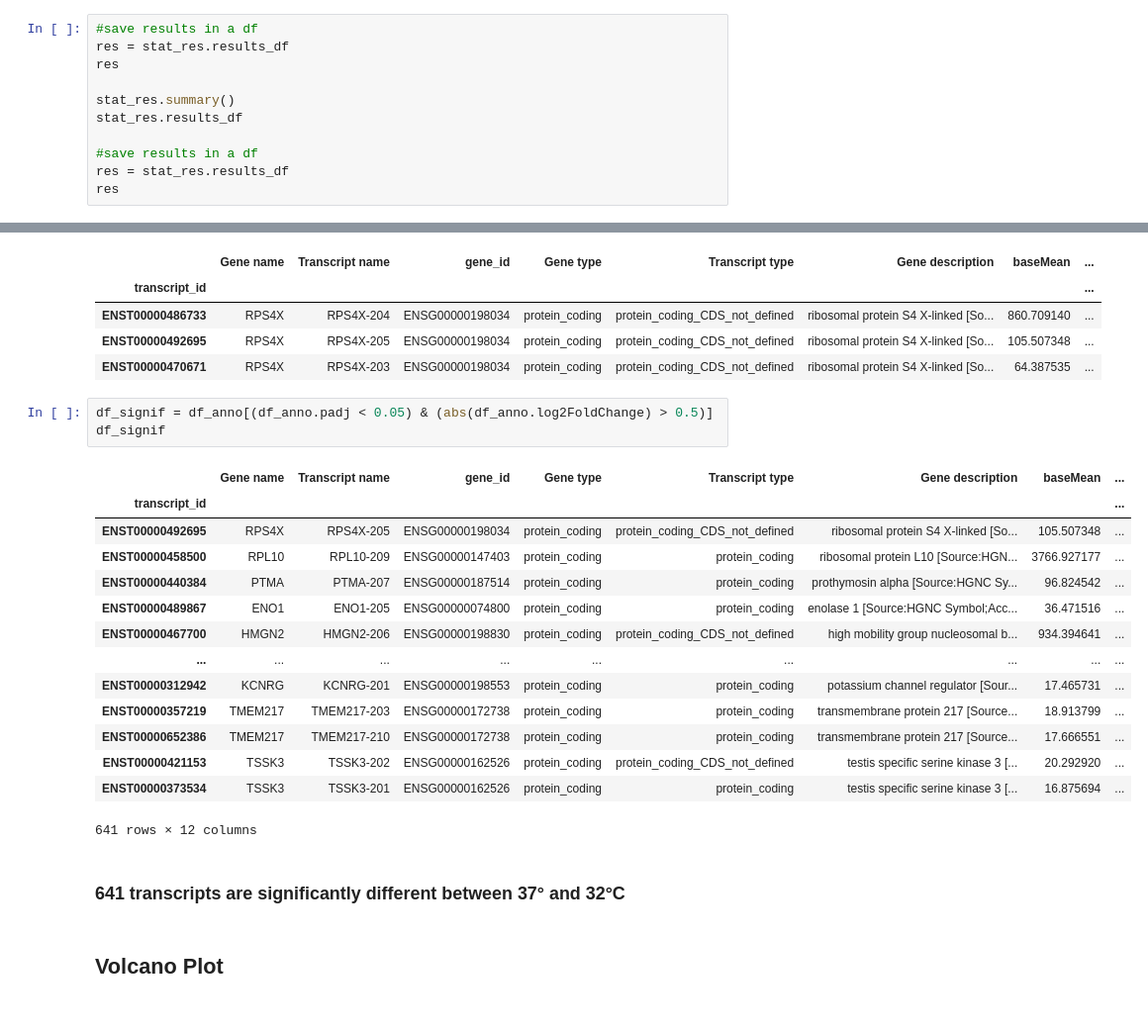
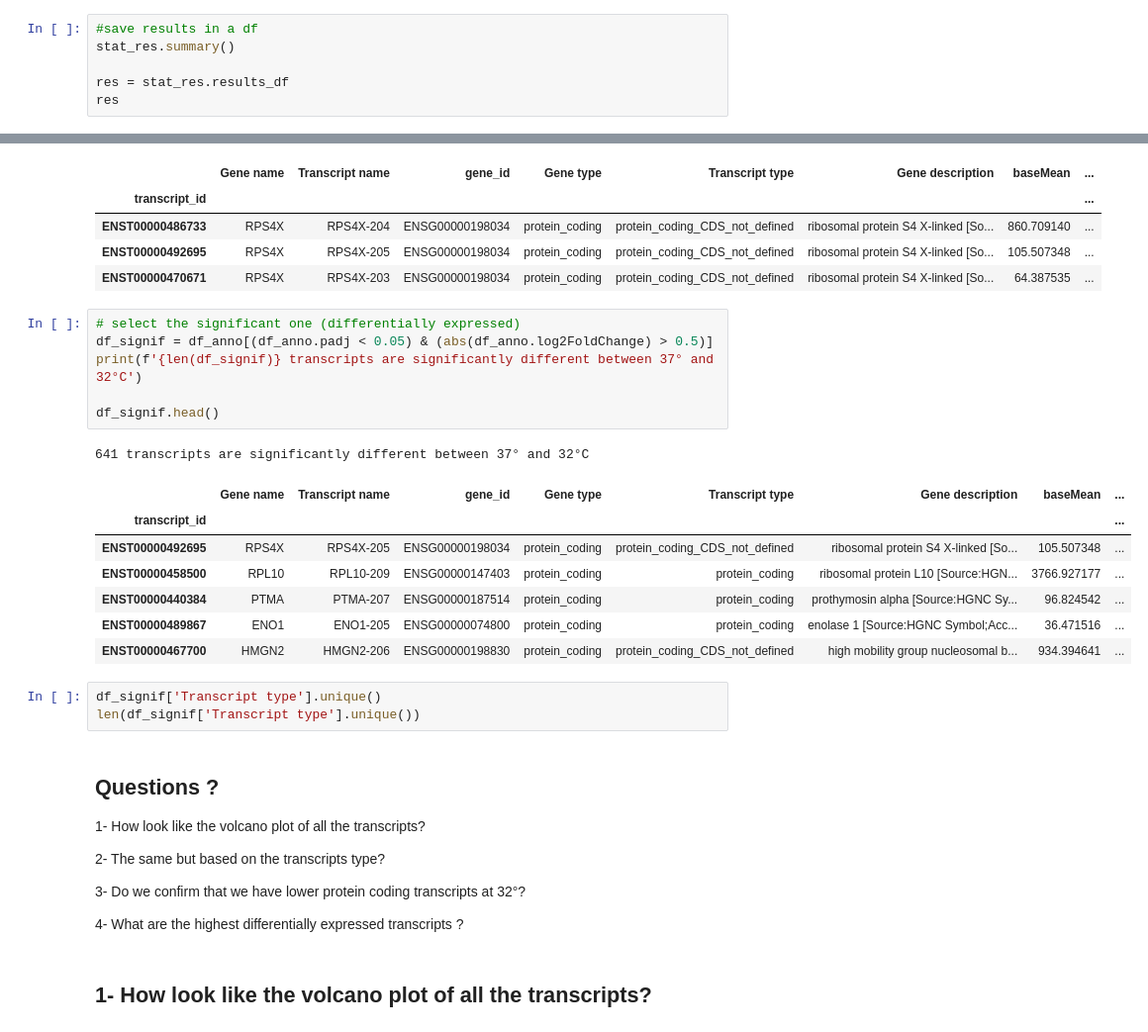
Before and after one commit to Keviosta/Temp_3.2.-.C, a Jupyter notebook: HEK293_temp_transcriptome.ipynb, the cells around one changed output, grey strips where cells are left out. Shown: that part at 99% size. Saved outputs shown, nothing was run; the diff lists cells and outputs as text.

```diff
--- a/HEK293_temp_transcriptome.ipynb
+++ b/HEK293_temp_transcriptome.ipynb
@@ -133,12 +136,7 @@ AttributeError: 'DeseqStats' object has no attribute 'results_df'
 # %%
 #save results in a df
+stat_res.summary()
+
 res = stat_res.results_df
 res
-
-stat_res.summary()
-stat_res.results_df
-
-#save results in a df
-res = stat_res.results_df
-res
 # %% [output]
@@ -186,24 +186,31 @@ df_anno.head(3)
 | ENST00000492695 | RPS4X | RPS4X-205 | ENSG00000198034 | protein_coding | protein_coding_CDS_not_defined | ribosomal protein S4 X-linked [So... | 105.507348 | ... |
 | ENST00000470671 | RPS4X | RPS4X-203 | ENSG00000198034 | protein_coding | protein_coding_CDS_not_defined | ribosomal protein S4 X-linked [So... | 64.387535 | ... |
 # %%
+# select the significant one (differentially expressed)
 df_signif = df_anno[(df_anno.padj < 0.05) & (abs(df_anno.log2FoldChange) > 0.5)]
-df_signif
+print(f'{len(df_signif)} transcripts are significantly different between 37° and 32°C')
+
+df_signif.head()
 # %% [output]
+641 transcripts are significantly different between 37° and 32°C
 |  | Gene name | Transcript name | gene_id | Gene type | Transcript type | Gene description | baseMean | ... |
 | transcript_id |  |  |  |  |  |  |  | ... |
 | ENST00000492695 | RPS4X | RPS4X-205 | ENSG00000198034 | protein_coding | protein_coding_CDS_not_defined | ribosomal protein S4 X-linked [So... | 105.507348 | ... |
 | ENST00000458500 | RPL10 | RPL10-209 | ENSG00000147403 | protein_coding | protein_coding | ribosomal protein L10 [Source:HGN... | 3766.927177 | ... |
 | ENST00000440384 | PTMA | PTMA-207 | ENSG00000187514 | protein_coding | protein_coding | prothymosin alpha [Source:HGNC Sy... | 96.824542 | ... |
 | ENST00000489867 | ENO1 | ENO1-205 | ENSG00000074800 | protein_coding | protein_coding | enolase 1 [Source:HGNC Symbol;Acc... | 36.471516 | ... |
 | ENST00000467700 | HMGN2 | HMGN2-206 | ENSG00000198830 | protein_coding | protein_coding_CDS_not_defined | high mobility group nucleosomal b... | 934.394641 | ... |
-| ... | ... | ... | ... | ... | ... | ... | ... | ... |
-| ENST00000312942 | KCNRG | KCNRG-201 | ENSG00000198553 | protein_coding | protein_coding | potassium channel regulator [Sour... | 17.465731 | ... |
-| ENST00000357219 | TMEM217 | TMEM217-203 | ENSG00000172738 | protein_coding | protein_coding | transmembrane protein 217 [Source... | 18.913799 | ... |
-| ENST00000652386 | TMEM217 | TMEM217-210 | ENSG00000172738 | protein_coding | protein_coding | transmembrane protein 217 [Source... | 17.666551 | ... |
-| ENST00000421153 | TSSK3 | TSSK3-202 | ENSG00000162526 | protein_coding | protein_coding_CDS_not_defined | testis specific serine kinase 3 [... | 20.292920 | ... |
-| ENST00000373534 | TSSK3 | TSSK3-201 | ENSG00000162526 | protein_coding | protein_coding | testis specific serine kinase 3 [... | 16.875694 | ... |
-641 rows × 12 columns
-# %% [markdown]
-### 641 transcripts are significantly different between 37° and 32°C
+# %%
+df_signif['Transcript type'].unique()
+len(df_signif['Transcript type'].unique())
+# %% [markdown]
+## Questions ?
+1- How look like the volcano plot of all the transcripts?
+
+2- The same but based on the transcripts type?
+
+3- Do we confirm that we have lower protein coding transcripts at 32°?
+
+4- What are the highest differentially expressed transcripts ?
 # %% [markdown]
-## Volcano Plot
+## 1- How look like the volcano plot of all the transcripts?
```
Also changed, not shown: parts of 26 cells of this notebook.
